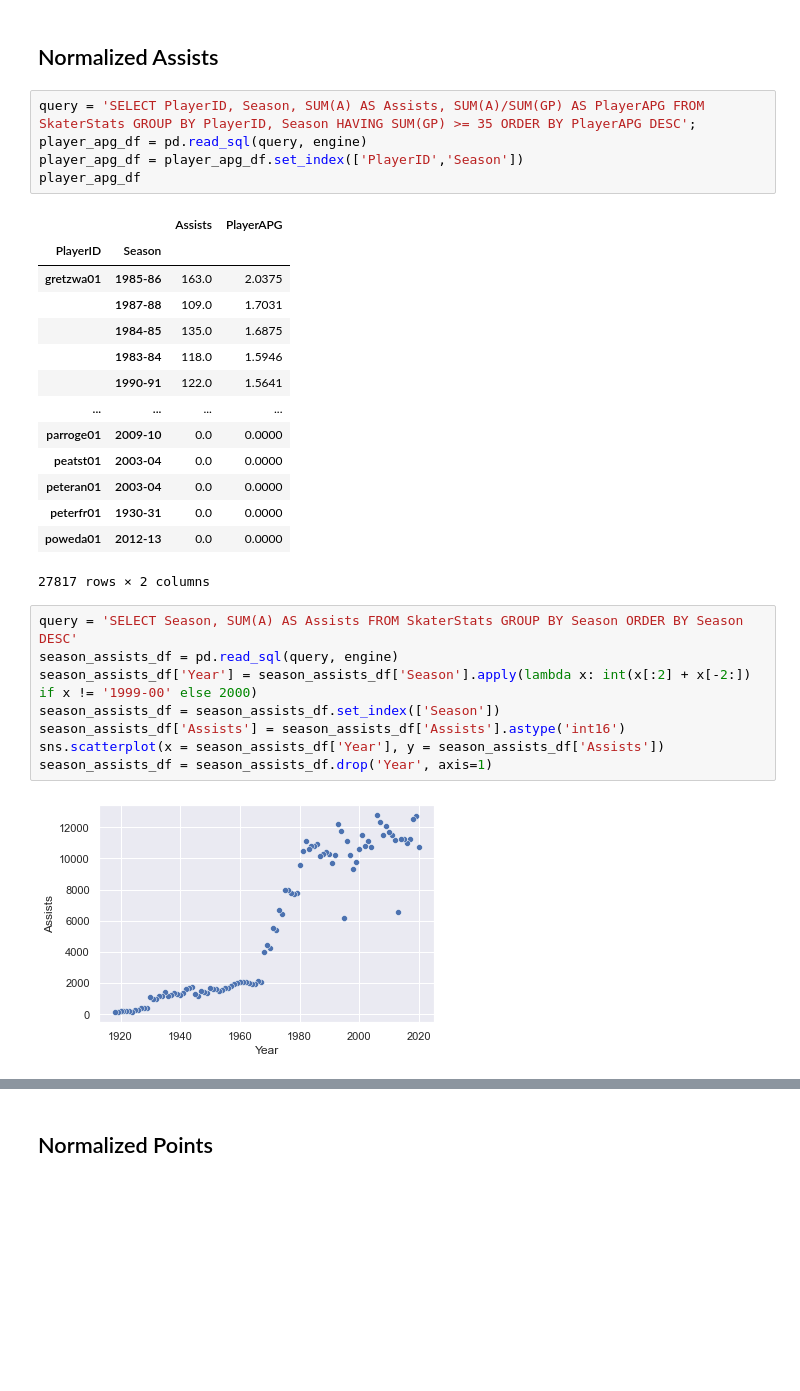
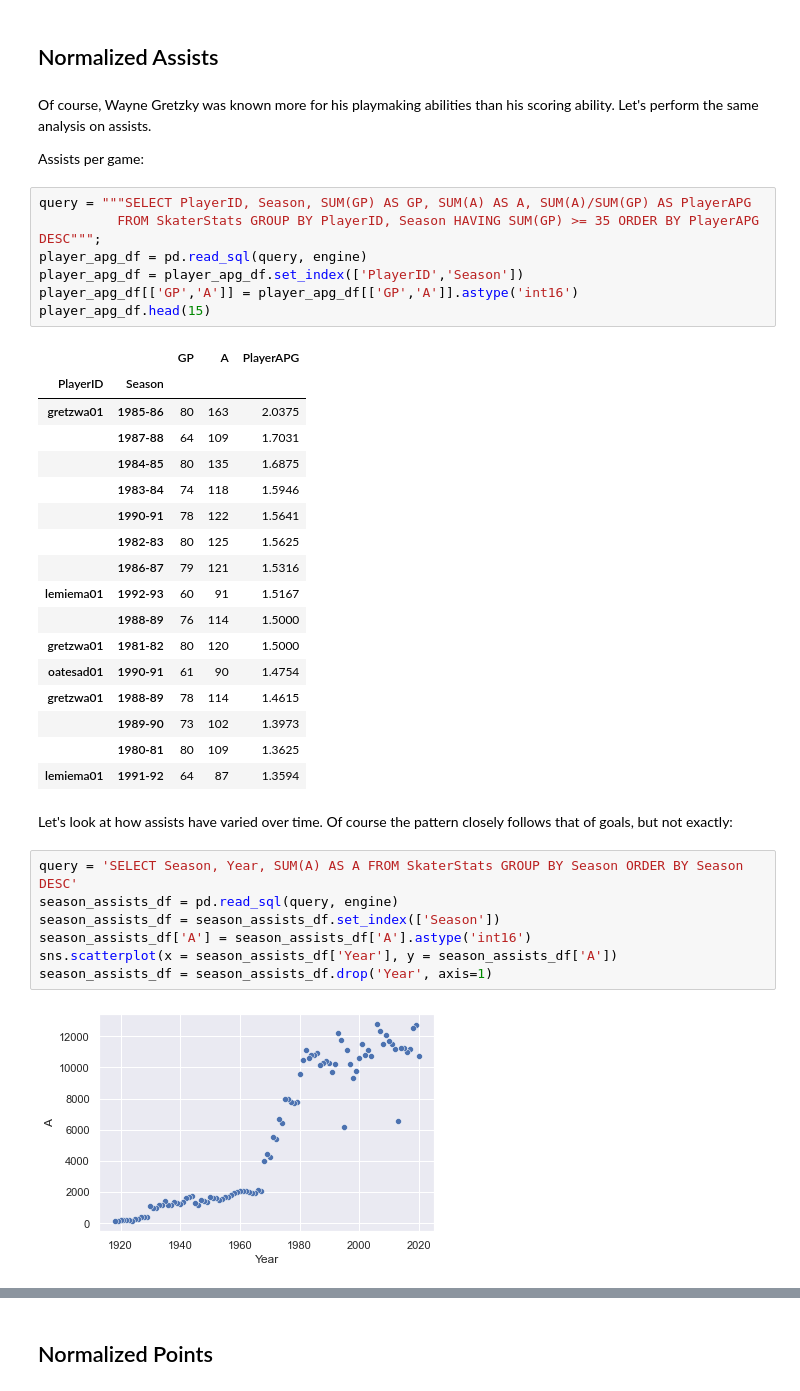
Before and after one commit to ben-campbell/nhl, a Jupyter notebook: leaders.ipynb, the cells around one changed output, grey strips where cells are left out. Drawn from its saved outputs; the diff is of its cells as text; blank space fills up the shorter version.

```diff
--- a/leaders.ipynb
+++ b/leaders.ipynb
@@ -158,32 +210,42 @@ gpg_df.sort_values('NormG', axis=0,ascending=False).head(50)
 # %% [markdown]
 ## Normalized Assists
+# %% [markdown]
+Of course, Wayne Gretzky was known more for his playmaking abilities than his scoring ability. Let's perform the same analysis on assists.
+
+Assists per game:
 # %%
-query = 'SELECT PlayerID, Season, SUM(A) AS Assists, SUM(A)/SUM(GP) AS PlayerAPG FROM SkaterStats GROUP BY PlayerID, Season HAVING SUM(GP) >= 35 ORDER BY PlayerAPG DESC';
+query = """SELECT PlayerID, Season, SUM(GP) AS GP, SUM(A) AS A, SUM(A)/SUM(GP) AS PlayerAPG
+          FROM SkaterStats GROUP BY PlayerID, Season HAVING SUM(GP) >= 35 ORDER BY PlayerAPG DESC""";
 player_apg_df = pd.read_sql(query, engine)
 player_apg_df = player_apg_df.set_index(['PlayerID','Season'])
-player_apg_df
+player_apg_df[['GP','A']] = player_apg_df[['GP','A']].astype('int16')
+player_apg_df.head(15)
 # %% [output]
-|  |  | Assists | PlayerAPG |
-| PlayerID | Season |  |  |
-| gretzwa01 | 1985-86 | 163.0 | 2.0375 |
-|  | 1987-88 | 109.0 | 1.7031 |
-|  | 1984-85 | 135.0 | 1.6875 |
-|  | 1983-84 | 118.0 | 1.5946 |
-|  | 1990-91 | 122.0 | 1.5641 |
-| ... | ... | ... | ... |
-| parroge01 | 2009-10 | 0.0 | 0.0000 |
-| peatst01 | 2003-04 | 0.0 | 0.0000 |
-| peteran01 | 2003-04 | 0.0 | 0.0000 |
-| peterfr01 | 1930-31 | 0.0 | 0.0000 |
-| poweda01 | 2012-13 | 0.0 | 0.0000 |
+|  |  | GP | A | PlayerAPG |
+| PlayerID | Season |  |  |  |
+| gretzwa01 | 1985-86 | 80 | 163 | 2.0375 |
+|  | 1987-88 | 64 | 109 | 1.7031 |
+|  | 1984-85 | 80 | 135 | 1.6875 |
+|  | 1983-84 | 74 | 118 | 1.5946 |
+|  | 1990-91 | 78 | 122 | 1.5641 |
+|  | 1982-83 | 80 | 125 | 1.5625 |
+|  | 1986-87 | 79 | 121 | 1.5316 |
+| lemiema01 | 1992-93 | 60 | 91 | 1.5167 |
+|  | 1988-89 | 76 | 114 | 1.5000 |
+| gretzwa01 | 1981-82 | 80 | 120 | 1.5000 |
+| oatesad01 | 1990-91 | 61 | 90 | 1.4754 |
+| gretzwa01 | 1988-89 | 78 | 114 | 1.4615 |
+|  | 1989-90 | 73 | 102 | 1.3973 |
+|  | 1980-81 | 80 | 109 | 1.3625 |
+| lemiema01 | 1991-92 | 64 | 87 | 1.3594 |
-27817 rows × 2 columns
+# %% [markdown]
+Let's look at how assists have varied over time. Of course the pattern closely follows that of goals, but not exactly:
 # %%
-query = 'SELECT Season, SUM(A) AS Assists FROM SkaterStats GROUP BY Season ORDER BY Season DESC'
+query = 'SELECT Season, Year, SUM(A) AS A FROM SkaterStats GROUP BY Season ORDER BY Season DESC'
 season_assists_df = pd.read_sql(query, engine)
-season_assists_df['Year'] = season_assists_df['Season'].apply(lambda x: int(x[:2] + x[-2:]) if x != '1999-00' else 2000)
 season_assists_df = season_assists_df.set_index(['Season'])
-season_assists_df['Assists'] = season_assists_df['Assists'].astype('int16')
-sns.scatterplot(x = season_assists_df['Year'], y = season_assists_df['Assists'])
+season_assists_df['A'] = season_assists_df['A'].astype('int16')
+sns.scatterplot(x = season_assists_df['Year'], y = season_assists_df['A'])
 season_assists_df = season_assists_df.drop('Year', axis=1)
 # %% [output]
-[figure, old version]
+[figure, new version]
```
Also changed, not shown: parts of 32 cells of this notebook.
